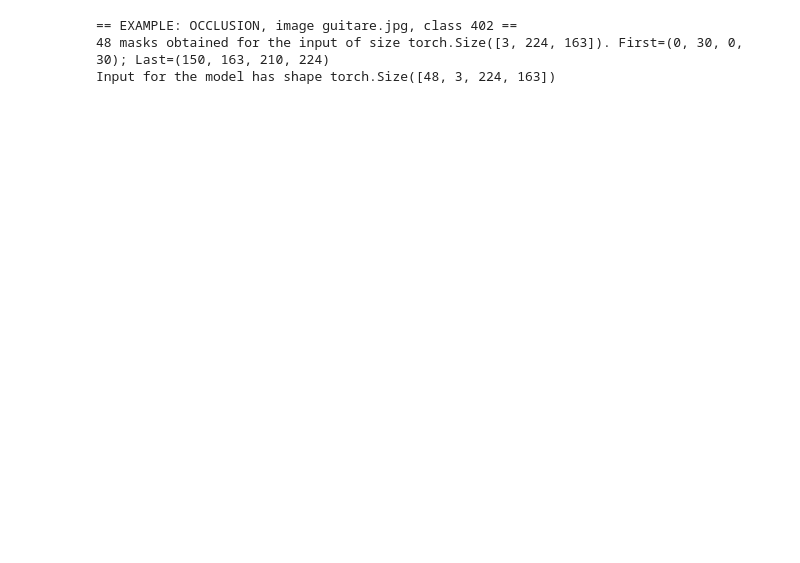
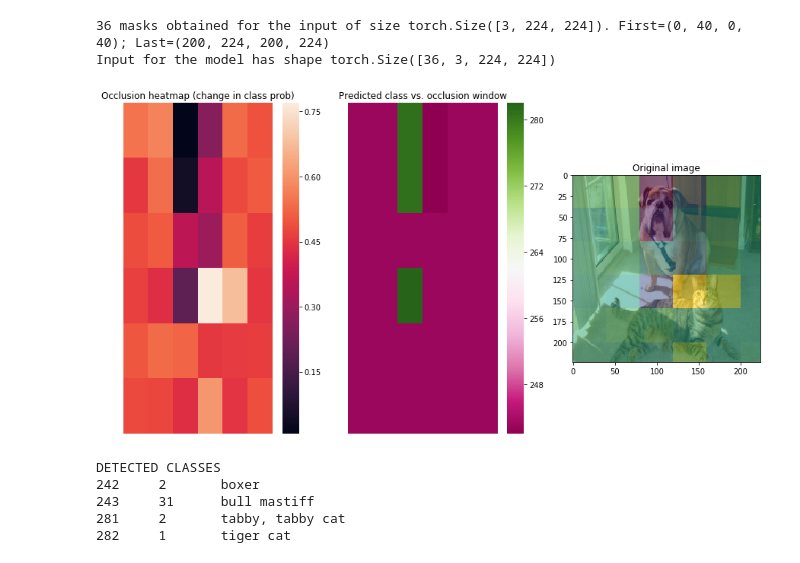
Before and after one commit to deepfx/netlens, a Jupyter notebook: nbs/examples/occlusion.ipynb, the cells around one changed output. Saved outputs shown, nothing was run; the diff lists cells and outputs as text; code cells hidden in the pictures; blank space fills up the shorter version.

```diff
--- a/nbs/examples/occlusion.ipynb
+++ b/nbs/examples/occlusion.ipynb
@@ -9,31 +20,32 @@ from netlens.occlusion import *
+# %%
+m_orig = models.vgg19_bn(pretrained=True)
+m_orig.eval()
+
+hm, cm, hm_scaled = generate_occlusion_heatmap(m_orig, prep_img, target_class, window=(40,40), verbose=True)
+prob_no_occ = torch.max(hm)
+# %% [output]
+36 masks obtained for the input of size torch.Size([3, 224, 224]). First=(0, 40, 0, 40); Last=(200, 224, 200, 224)
+Input for the model has shape torch.Size([36, 3, 224, 224])
 # %%
-original_img, name, target_class = get_example_data(1, img_path='../../images/examples/')
-print(f'== EXAMPLE: OCCLUSION, image {name}, class {target_class} ==')
-
-prep_img = preprocess_image(original_img)
-
-m_orig = models.vgg19_bn(pretrained=True)
-m_orig.eval()
-
-hm, cm, hm_scaled = generate_occlusion_heatmap(m_orig, prep_img, target_class, verbose=True)
-prob_no_occ = torch.max(hm)
-
 _, axes = plt.subplots(1, 3, figsize=(15, 8))
 
 sns.heatmap(hm, xticklabels=False, yticklabels=False, vmax=prob_no_occ, ax=axes[0])
 axes[0].set_title('Occlusion heatmap (change in class prob)')
 sns.heatmap(cm, xticklabels=False, yticklabels=False, cmap="PiYG", ax=axes[1])
 axes[1].set_title('Predicted class vs. occlusion window')
-axes[2].imshow(original_img)
+axes[2].imshow(recreate_image(prep_img))
 axes[2].imshow(hm_scaled, alpha=0.50)
 axes[2].set_title('Original image')
 plt.show()
 
 det_classes, det_counts = torch.unique(cm, return_counts=True)
 
 print('DETECTED CLASSES')
 print('\n'.join(f'{int(cl)}\t{cnt}\t{IMAGENET_LABELS[cl]}' for cl, cnt in zip(det_classes.tolist(), det_counts.tolist())))
 # %% [output]
+[figure, added]
-== EXAMPLE: OCCLUSION, image guitare.jpg, class 402 ==
-48 masks obtained for the input of size torch.Size([3, 224, 163]). First=(0, 30, 0, 30); Last=(150, 163, 210, 224)
-Input for the model has shape torch.Size([48, 3, 224, 163])
+DETECTED CLASSES
+242     2       boxer
+243     31      bull mastiff
+281     2       tabby, tabby cat
+282     1       tiger cat
```
Also changed, not shown: parts of 3 cells of this notebook, 6 other files.
